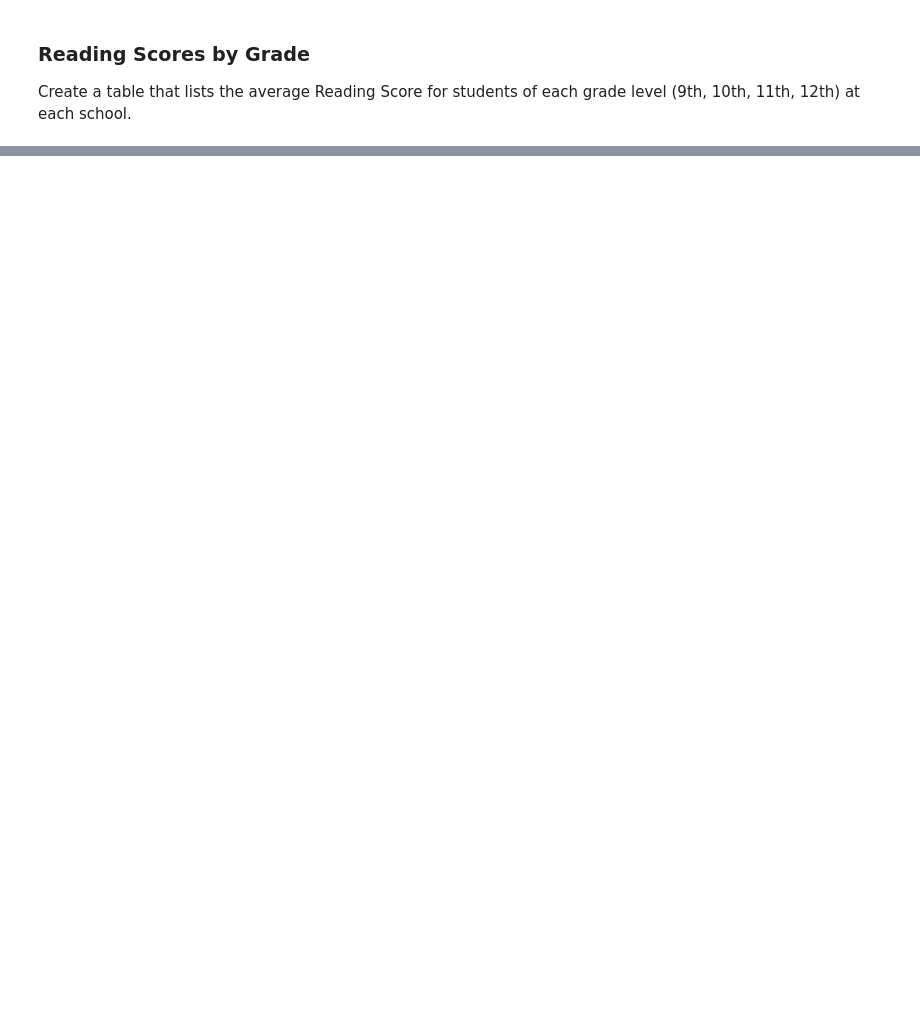
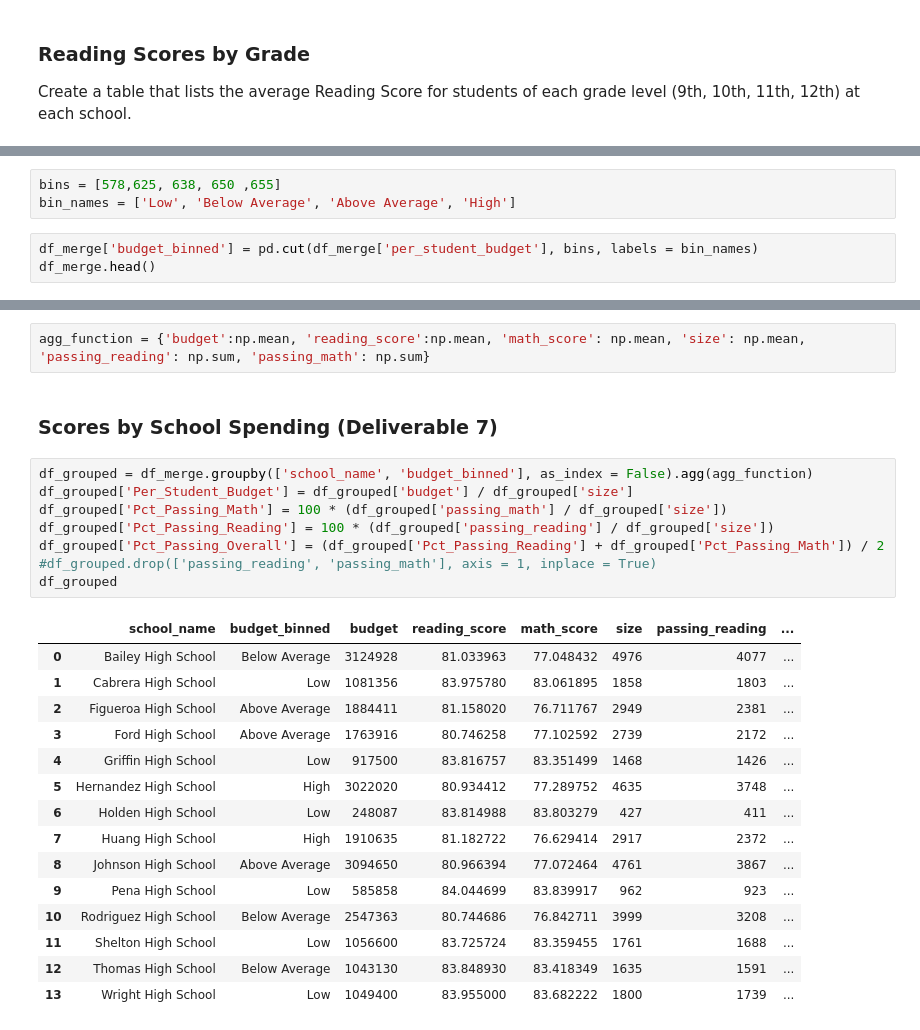
Before and after one commit to gaguinaldo/uscdatabootcamp, a Jupyter notebook: hw-4/hw-4_gta_submission.ipynb, the cells around one changed output, grey strips where cells are left out. Saved outputs shown, nothing was run; the diff lists cells and outputs as text; blank space fills up the shorter version.

```diff
--- a/hw-4/hw-4_gta_submission.ipynb
+++ b/hw-4/hw-4_gta_submission.ipynb
@@ -411,0 +511,6 @@ Create a table that lists the average Reading Score for students of each grade l
+# %%
+bins = [578,625, 638, 650 ,655]
+bin_names = ['Low', 'Below Average', 'Above Average', 'High']
+# %%
+df_merge['budget_binned'] = pd.cut(df_merge['per_student_budget'], bins, labels = bin_names)
+df_merge.head()
@@ -411,0 +524,28 @@ Create a table that lists the average Reading Score for students of each grade l
+# %%
+agg_function = {'budget':np.mean, 'reading_score':np.mean, 'math_score': np.mean, 'size': np.mean, 'passing_reading': np.sum, 'passing_math': np.sum}
+# %% [markdown]
+### Scores by School Spending (Deliverable 7)
+# %%
+df_grouped = df_merge.groupby(['school_name', 'budget_binned'], as_index = False).agg(agg_function)
+df_grouped['Per_Student_Budget'] = df_grouped['budget'] / df_grouped['size']
+df_grouped['Pct_Passing_Math'] = 100 * (df_grouped['passing_math'] / df_grouped['size'])
+df_grouped['Pct_Passing_Reading'] = 100 * (df_grouped['passing_reading'] / df_grouped['size'])
+df_grouped['Pct_Passing_Overall'] = (df_grouped['Pct_Passing_Reading'] + df_grouped['Pct_Passing_Math']) / 2
+#df_grouped.drop(['passing_reading', 'passing_math'], axis = 1, inplace = True)
+df_grouped
+# %% [output]
+|  | school_name | budget_binned | budget | reading_score | math_score | size | passing_reading | ... |
+| 0 | Bailey High School | Below Average | 3124928 | 81.033963 | 77.048432 | 4976 | 4077 | ... |
+| 1 | Cabrera High School | Low | 1081356 | 83.975780 | 83.061895 | 1858 | 1803 | ... |
+| 2 | Figueroa High School | Above Average | 1884411 | 81.158020 | 76.711767 | 2949 | 2381 | ... |
+| 3 | Ford High School | Above Average | 1763916 | 80.746258 | 77.102592 | 2739 | 2172 | ... |
+| 4 | Griffin High School | Low | 917500 | 83.816757 | 83.351499 | 1468 | 1426 | ... |
+| 5 | Hernandez High School | High | 3022020 | 80.934412 | 77.289752 | 4635 | 3748 | ... |
+| 6 | Holden High School | Low | 248087 | 83.814988 | 83.803279 | 427 | 411 | ... |
+| 7 | Huang High School | High | 1910635 | 81.182722 | 76.629414 | 2917 | 2372 | ... |
+| 8 | Johnson High School | Above Average | 3094650 | 80.966394 | 77.072464 | 4761 | 3867 | ... |
+| 9 | Pena High School | Low | 585858 | 84.044699 | 83.839917 | 962 | 923 | ... |
+| 10 | Rodriguez High School | Below Average | 2547363 | 80.744686 | 76.842711 | 3999 | 3208 | ... |
+| 11 | Shelton High School | Low | 1056600 | 83.725724 | 83.359455 | 1761 | 1688 | ... |
+| 12 | Thomas High School | Below Average | 1043130 | 83.848930 | 83.418349 | 1635 | 1591 | ... |
+| 13 | Wright High School | Low | 1049400 | 83.955000 | 83.682222 | 1800 | 1739 | ... |
```
Also changed, not shown: parts of 11 cells of this notebook.
